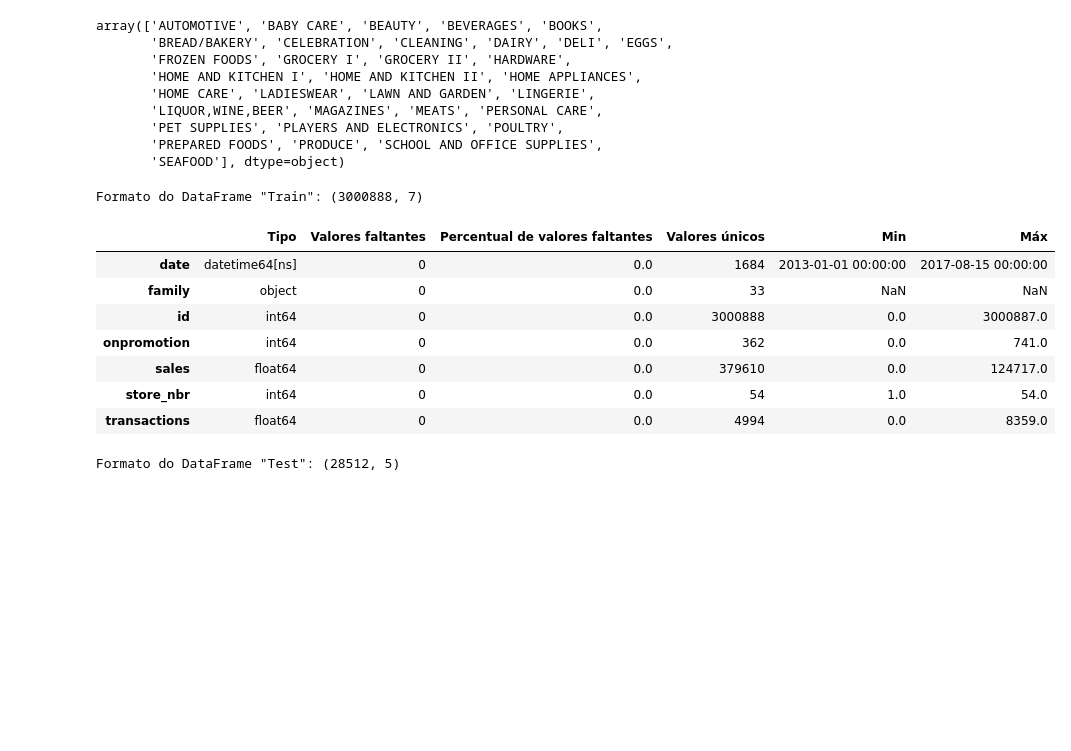
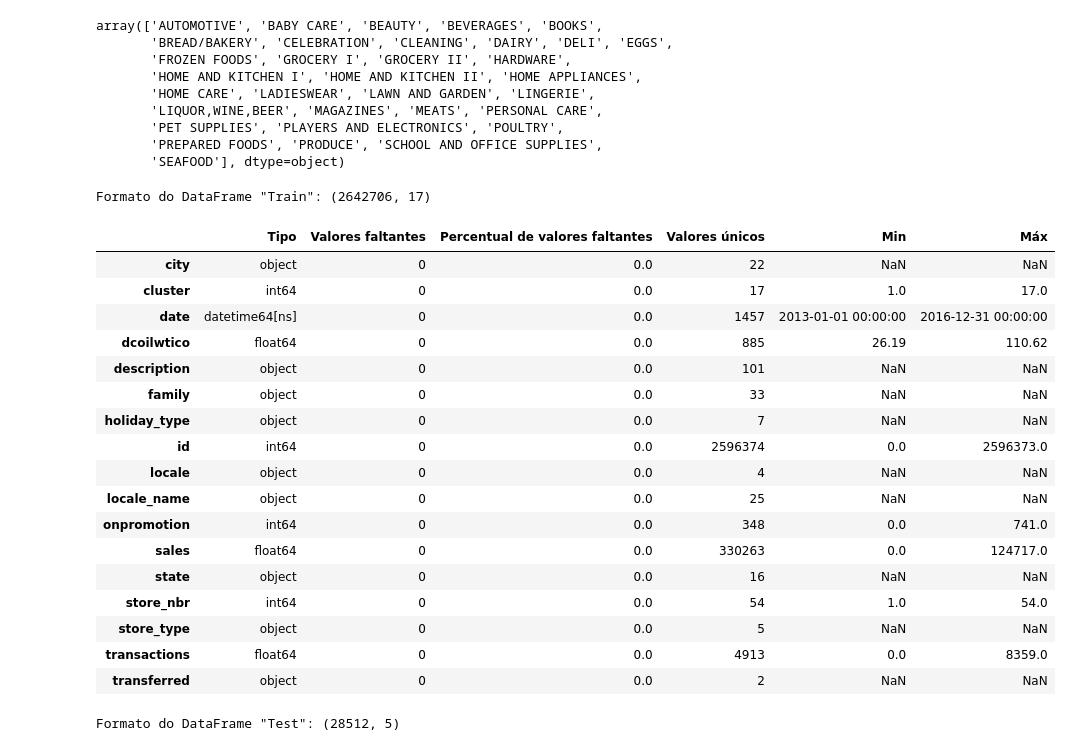
Before and after one commit to Ribeiro-Victor/coc602-data-mining, a Jupyter notebook: task_02/store_sales.ipynb, the cells around one changed output. Cells and saved outputs as stored; diff of their text form; code cells hidden in the pictures; blank space fills up the shorter version.

```diff
--- a/task_02/store_sales.ipynb
+++ b/task_02/store_sales.ipynb
@@ -57,0 +133,15 @@ test_dataset
+# %%
+min_date = oil_df['date'].min()
+max_date = oil_df['date'].max()
+expected_dates = pd.date_range(start=min_date, end=max_date)
+missing_dates = expected_dates[~expected_dates.isin(oil_df['date'])]
+print(missing_dates)
+
+missing_dates_df = pd.DataFrame({'date': missing_dates, 'dcoilwtico': np.nan})
+oil_df_concat = pd.concat([oil_df, missing_dates_df])
+
+min_date = oil_df_concat['date'].min()
+max_date = oil_df_concat['date'].max()
+expected_dates = pd.date_range(start=min_date, end=max_date)
+missing_dates = expected_dates[~expected_dates.isin(oil_df_concat['date'])]
+print(missing_dates)
@@ -57,0 +158,4 @@ test_dataset
+# %%
+oil_df_concat = oil_df_concat.sort_values(by='date').reset_index(drop=True)
+oil_df = oil_df_concat.fillna(method='backfill')
+show_missing_values({'Oil': oil_df})
@@ -57,0 +173,7 @@ test_dataset
+# %%
+merged = original_train_dataset.merge(stores_df, on='store_nbr', how='left')
+merged = merged.merge(oil_df, on='date', how='left')
+merged = merged.merge(holiday_df, on='date', how='left')
+merged.fillna('No holiday', inplace=True)
+
+merged
@@ -58,3 +217,6 @@ test_dataset
+# %%
+cutoff_date = pd.to_datetime('2017-01-01')
+train_dataset = merged[merged['date'] < cutoff_date].copy()
 # %%
 submission_test_dataset = pd.read_csv('data/test.csv')
 submission_test_dataset['date'] = pd.to_datetime(submission_test_dataset['date'])
@@ -99,15 +250,25 @@ def resumir_df(df: pd.DataFrame, name:str):
 # %%
-resumir_df(original_train_dataset, "Train")
+resumir_df(train_dataset, "Train")
 # %% [output]
-Formato do DataFrame "Train": (3000888, 7)
+Formato do DataFrame "Train": (2642706, 17)
 |  | Tipo | Valores faltantes | Percentual de valores faltantes | Valores únicos | Min | Máx |
-| date | datetime64[ns] | 0 | 0.0 | 1684 | 2013-01-01 00:00:00 | 2017-08-15 00:00:00 |
+| city | object | 0 | 0.0 | 22 | NaN | NaN |
+| cluster | int64 | 0 | 0.0 | 17 | 1.0 | 17.0 |
+| date | datetime64[ns] | 0 | 0.0 | 1457 | 2013-01-01 00:00:00 | 2016-12-31 00:00:00 |
+| dcoilwtico | float64 | 0 | 0.0 | 885 | 26.19 | 110.62 |
+| description | object | 0 | 0.0 | 101 | NaN | NaN |
 | family | object | 0 | 0.0 | 33 | NaN | NaN |
-| id | int64 | 0 | 0.0 | 3000888 | 0.0 | 3000887.0 |
-| onpromotion | int64 | 0 | 0.0 | 362 | 0.0 | 741.0 |
-| sales | float64 | 0 | 0.0 | 379610 | 0.0 | 124717.0 |
+| holiday_type | object | 0 | 0.0 | 7 | NaN | NaN |
+| id | int64 | 0 | 0.0 | 2596374 | 0.0 | 2596373.0 |
+| locale | object | 0 | 0.0 | 4 | NaN | NaN |
+| locale_name | object | 0 | 0.0 | 25 | NaN | NaN |
+| onpromotion | int64 | 0 | 0.0 | 348 | 0.0 | 741.0 |
+| sales | float64 | 0 | 0.0 | 330263 | 0.0 | 124717.0 |
+| state | object | 0 | 0.0 | 16 | NaN | NaN |
 | store_nbr | int64 | 0 | 0.0 | 54 | 1.0 | 54.0 |
-| transactions | float64 | 0 | 0.0 | 4994 | 0.0 | 8359.0 |
+| store_type | object | 0 | 0.0 | 5 | NaN | NaN |
+| transactions | float64 | 0 | 0.0 | 4913 | 0.0 | 8359.0 |
+| transferred | object | 0 | 0.0 | 2 | NaN | NaN |
 # %%
 resumir_df(submission_test_dataset, "Test")
 # %% [output]
```
Also changed, not shown: parts of 39 cells of this notebook.
